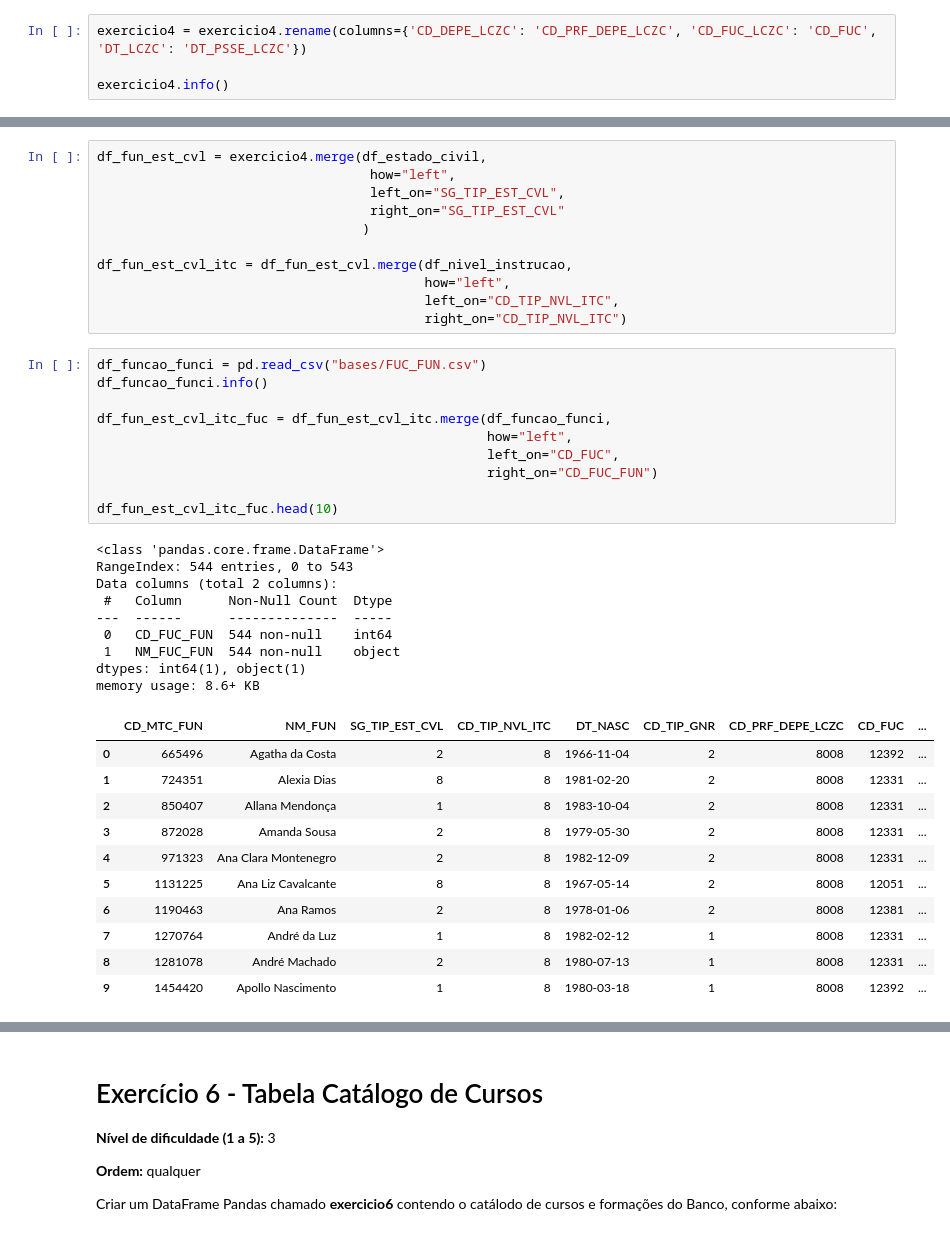
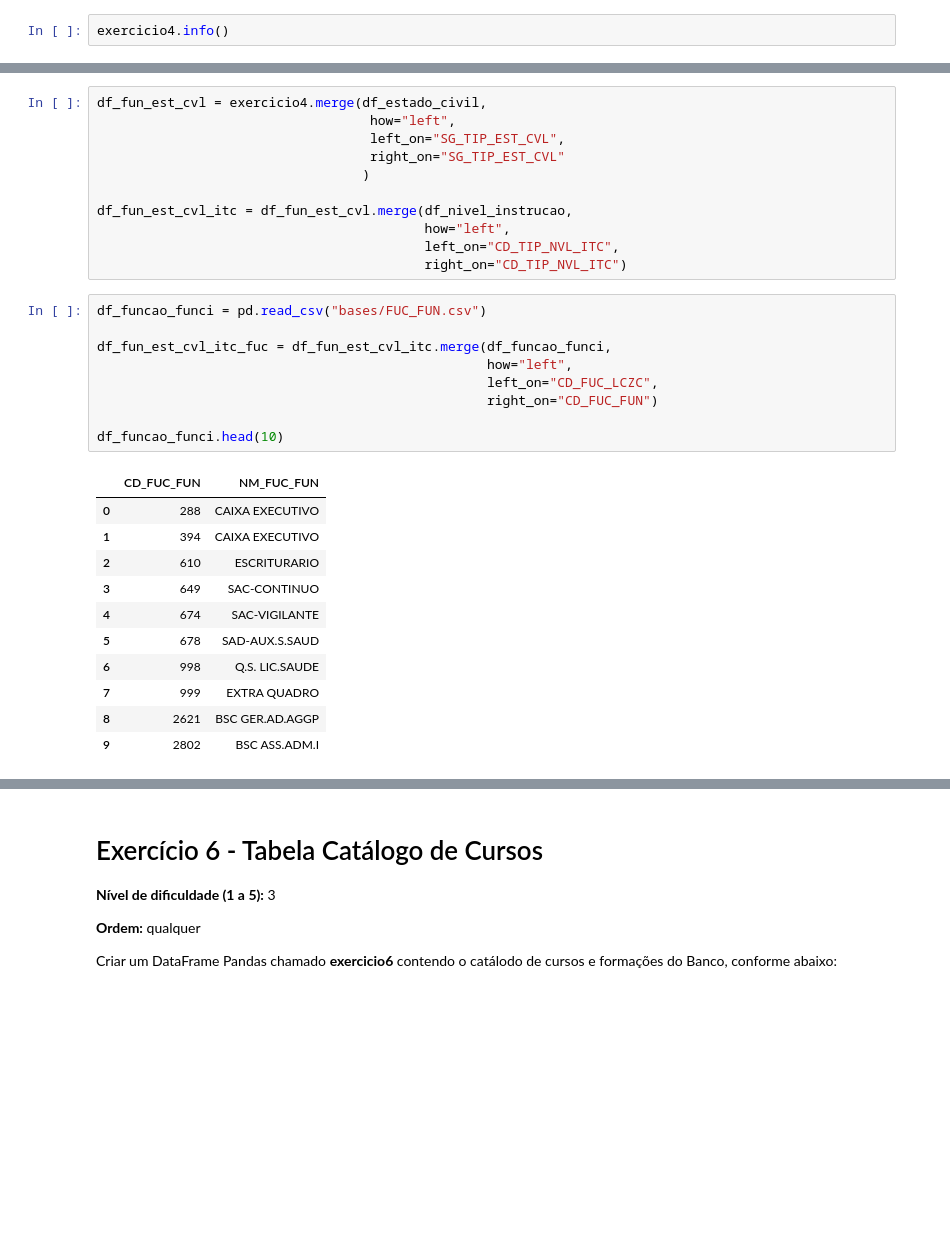
Before and after one commit to vladprado/AcademIA, a Jupyter notebook: desafio_engenharia/F9563426_engenharia.ipynb, the cells around one changed output, grey strips where cells are left out. Cells and saved outputs as stored; diff of their text form; blank space fills up the shorter version.

```diff
--- a/desafio_engenharia/F9563426_engenharia.ipynb
+++ b/desafio_engenharia/F9563426_engenharia.ipynb
@@ -596,8 +545,6 @@ memory usage: 439.0+ KB
 | 3 | 872028 | Amanda Sousa | 2 | 8 | 1979-05-30 | 2 | 8008 | 12331 | ... |
 | 4 | 971323 | Ana Clara Montenegro | 2 | 8 | 1982-12-09 | 2 | 8008 | 12331 | ... |
 # %%
-exercicio4 = exercicio4.rename(columns={'CD_DEPE_LCZC': 'CD_PRF_DEPE_LCZC', 'CD_FUC_LCZC': 'CD_FUC', 'DT_LCZC': 'DT_PSSE_LCZC'})
-
 exercicio4.info()
 # %% [output]
 <class 'pandas.core.frame.DataFrame'>
@@ -710,33 +657,23 @@ df_fun_est_cvl_itc = df_fun_est_cvl.merge(df_nivel_instrucao,
                                           right_on="CD_TIP_NVL_ITC")
 # %%
 df_funcao_funci = pd.read_csv("bases/FUC_FUN.csv")
-df_funcao_funci.info()
 
 df_fun_est_cvl_itc_fuc = df_fun_est_cvl_itc.merge(df_funcao_funci,
                                                   how="left",
-                                                  left_on="CD_FUC",
+                                                  left_on="CD_FUC_LCZC",
                                                   right_on="CD_FUC_FUN")
 
-df_fun_est_cvl_itc_fuc.head(10)
+df_funcao_funci.head(10)
 # %% [output]
-<class 'pandas.core.frame.DataFrame'>
-RangeIndex: 544 entries, 0 to 543
-Data columns (total 2 columns):
- #   Column      Non-Null Count  Dtype
----  ------      --------------  -----
- 0   CD_FUC_FUN  544 non-null    int64
- 1   NM_FUC_FUN  544 non-null    object
-dtypes: int64(1), object(1)
-memory usage: 8.6+ KB
-|  | CD_MTC_FUN | NM_FUN | SG_TIP_EST_CVL | CD_TIP_NVL_ITC | DT_NASC | CD_TIP_GNR | CD_PRF_DEPE_LCZC | CD_FUC | ... |
-| 0 | 665496 | Agatha da Costa | 2 | 8 | 1966-11-04 | 2 | 8008 | 12392 | ... |
-| 1 | 724351 | Alexia Dias | 8 | 8 | 1981-02-20 | 2 | 8008 | 12331 | ... |
-| 2 | 850407 | Allana Mendonça | 1 | 8 | 1983-10-04 | 2 | 8008 | 12331 | ... |
-| 3 | 872028 | Amanda Sousa | 2 | 8 | 1979-05-30 | 2 | 8008 | 12331 | ... |
-| 4 | 971323 | Ana Clara Montenegro | 2 | 8 | 1982-12-09 | 2 | 8008 | 12331 | ... |
-| 5 | 1131225 | Ana Liz Cavalcante | 8 | 8 | 1967-05-14 | 2 | 8008 | 12051 | ... |
-| 6 | 1190463 | Ana Ramos | 2 | 8 | 1978-01-06 | 2 | 8008 | 12381 | ... |
-| 7 | 1270764 | André da Luz | 1 | 8 | 1982-02-12 | 1 | 8008 | 12331 | ... |
-| 8 | 1281078 | André Machado | 2 | 8 | 1980-07-13 | 1 | 8008 | 12331 | ... |
-| 9 | 1454420 | Apollo Nascimento | 1 | 8 | 1980-03-18 | 1 | 8008 | 12392 | ... |
+|  | CD_FUC_FUN | NM_FUC_FUN |
+| 0 | 288 | CAIXA EXECUTIVO |
+| 1 | 394 | CAIXA EXECUTIVO |
+| 2 | 610 | ESCRITURARIO |
+| 3 | 649 | SAC-CONTINUO |
+| 4 | 674 | SAC-VIGILANTE |
+| 5 | 678 | SAD-AUX.S.SAUD |
+| 6 | 998 | Q.S. LIC.SAUDE |
+| 7 | 999 | EXTRA QUADRO |
+| 8 | 2621 | BSC GER.AD.AGGP |
+| 9 | 2802 | BSC ASS.ADM.I |
 # %%
```
Also changed, not shown: parts of 12 cells of this notebook.
